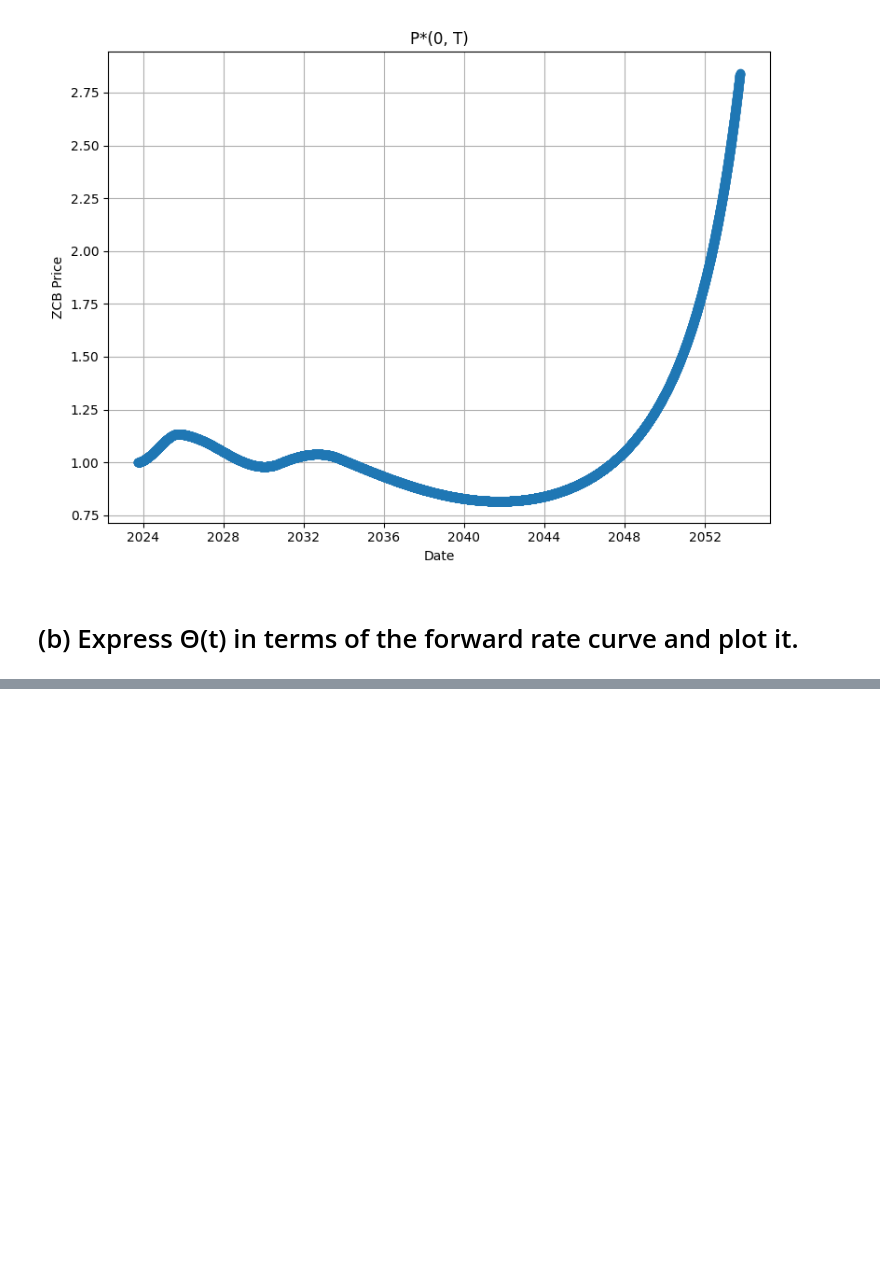
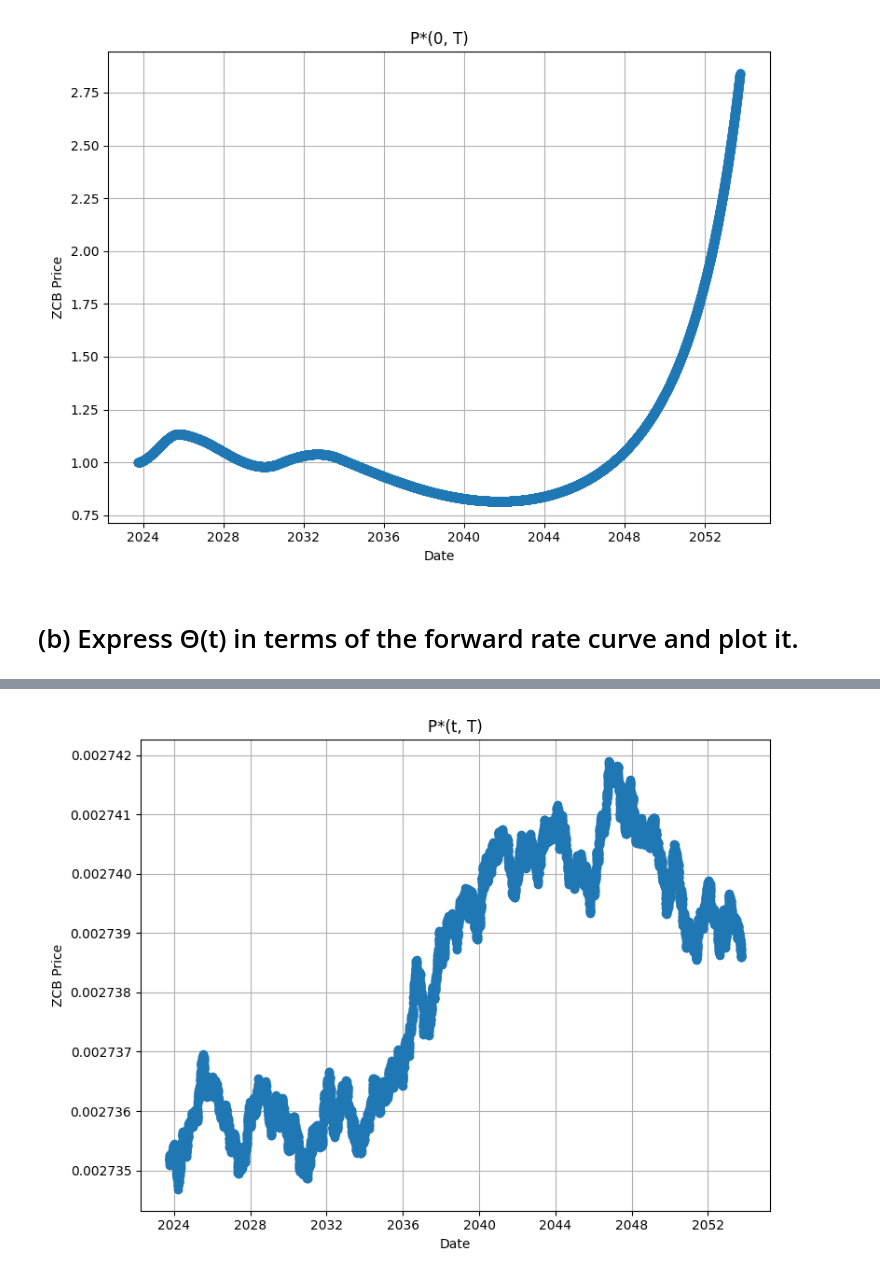
Before and after one commit to pangjunrong/KTH-Hull-White-Calibration, a Jupyter notebook: Project2.ipynb, the cells around one changed output, grey strips where cells are left out. Saved outputs shown, nothing was run; the diff lists cells and outputs as text; code cells hidden in the pictures; blank space fills up the shorter version.

```diff
--- a/Project2.ipynb
+++ b/Project2.ipynb
@@ -94,0 +136,13 @@ plt.show()
+# %%
+df_ycs['P*(t, T)'] = A_t_T*np.exp(-B_t_T*r_values)
+# %%
+plt.figure()
+plt.plot(df_ycs['Date'], df_ycs['P*(t, T)'], marker='o', linestyle='-', label='P*(t, T)')
+plt.title('P*(t, T)')
+plt.xlabel('Date')
+plt.ylabel('ZCB Price')
+plt.grid(True)
+plt.tight_layout()
+plt.show()
+# %% [output]
+[figure, added]
```
Also changed, not shown: parts of 6 cells of this notebook, 1 other file.
